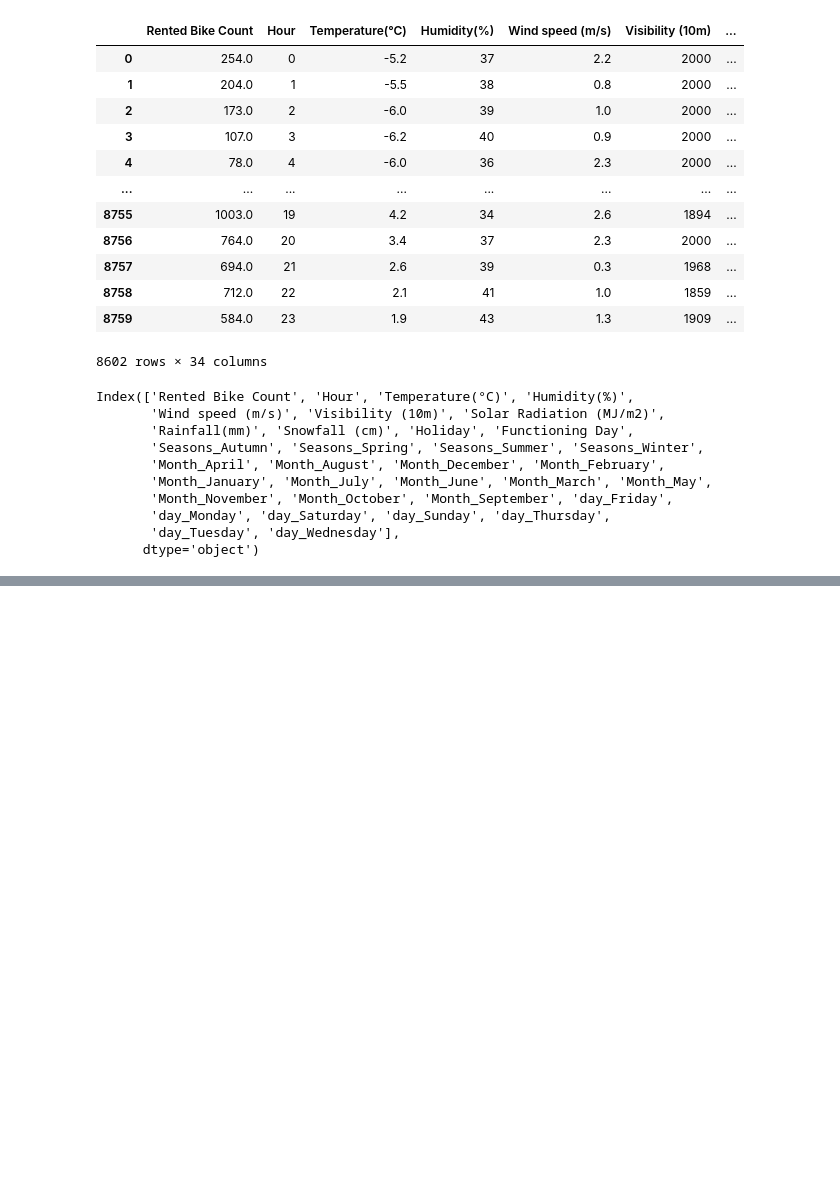
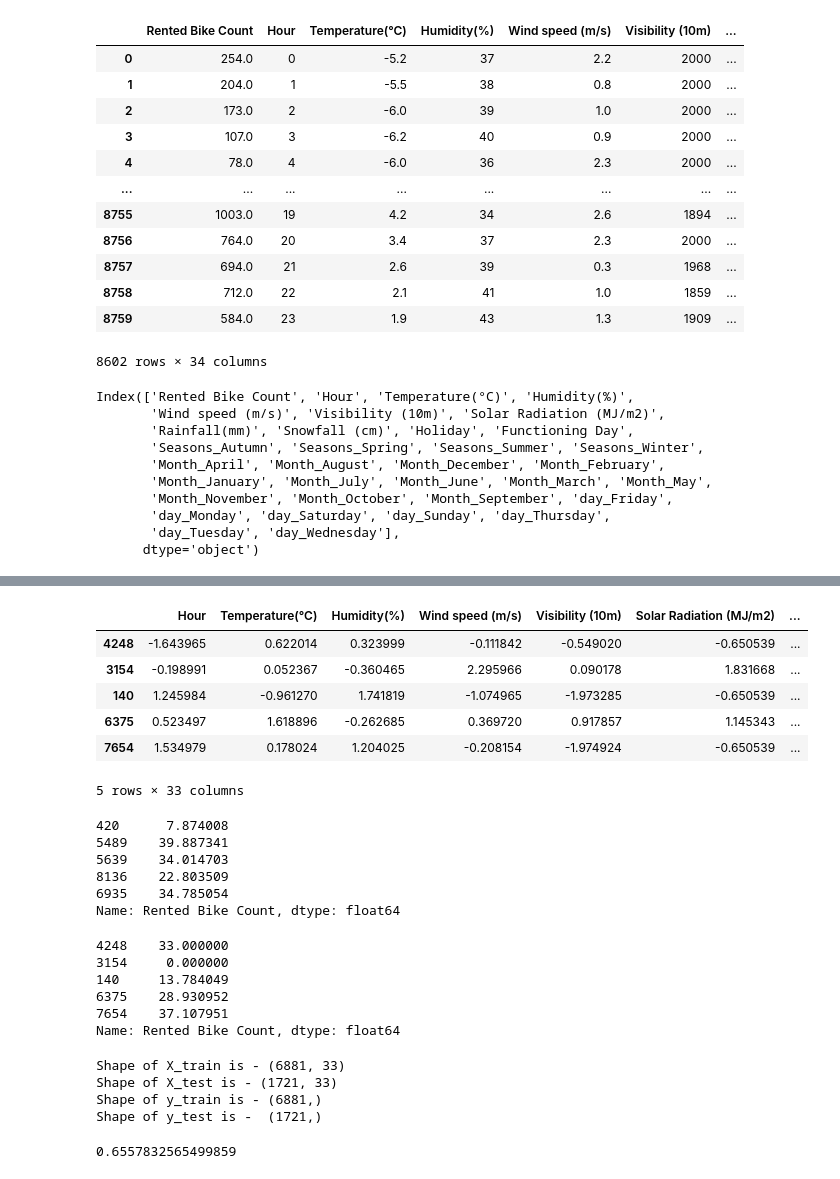
Before and after one commit to aloksingh43/Bike_sharing_demand_prediction, a Jupyter notebook: Bike_sharing_demand_prediction.ipynb, the cells around one changed output, grey strips where cells are left out. Drawn from its saved outputs; the diff is of its cells as text; code cells hidden in the pictures; blank space fills up the shorter version.

```diff
--- a/Bike_sharing_demand_prediction.ipynb
+++ b/Bike_sharing_demand_prediction.ipynb
@@ -525,0 +568,38 @@ len(df.columns)
+# %%
+X_test.head()
+# %% [output]
+|  | Hour | Temperature(°C) | Humidity(%) | Wind speed (m/s) | Visibility (10m) | Solar Radiation (MJ/m2) | ... |
+| 4248 | -1.643965 | 0.622014 | 0.323999 | -0.111842 | -0.549020 | -0.650539 | ... |
+| 3154 | -0.198991 | 0.052367 | -0.360465 | 2.295966 | 0.090178 | 1.831668 | ... |
+| 140 | 1.245984 | -0.961270 | 1.741819 | -1.074965 | -1.973285 | -0.650539 | ... |
+| 6375 | 0.523497 | 1.618896 | -0.262685 | 0.369720 | 0.917857 | 1.145343 | ... |
+| 7654 | 1.534979 | 0.178024 | 1.204025 | -0.208154 | -1.974924 | -0.650539 | ... |
+5 rows × 33 columns
+# %%
+y_train.head()
+# %% [output]
+420      7.874008
+5489    39.887341
+5639    34.014703
+8136    22.803509
+6935    34.785054
+Name: Rented Bike Count, dtype: float64
+# %%
+y_test.head()
+# %% [output]
+4248    33.000000
+3154     0.000000
+140     13.784049
+6375    28.930952
+7654    37.107951
+Name: Rented Bike Count, dtype: float64
+# %%
+print('Shape of X_train is -' , X_train.shape)
+print('Shape of X_test is -' , X_test.shape)
+print('Shape of y_train is -' , y_train.shape)
+print('Shape of y_test is - ', y_test.shape)
+# %% [output]
+Shape of X_train is - (6881, 33)
+Shape of X_test is - (1721, 33)
+Shape of y_train is - (6881,)
+Shape of y_test is -  (1721,)
@@ -525,0 +610,5 @@ len(df.columns)
+# %%
+
+reg.score(X_train, y_train)
+# %% [output]
+0.6557832565499859
```
Also changed, not shown: parts of 17 cells of this notebook.
